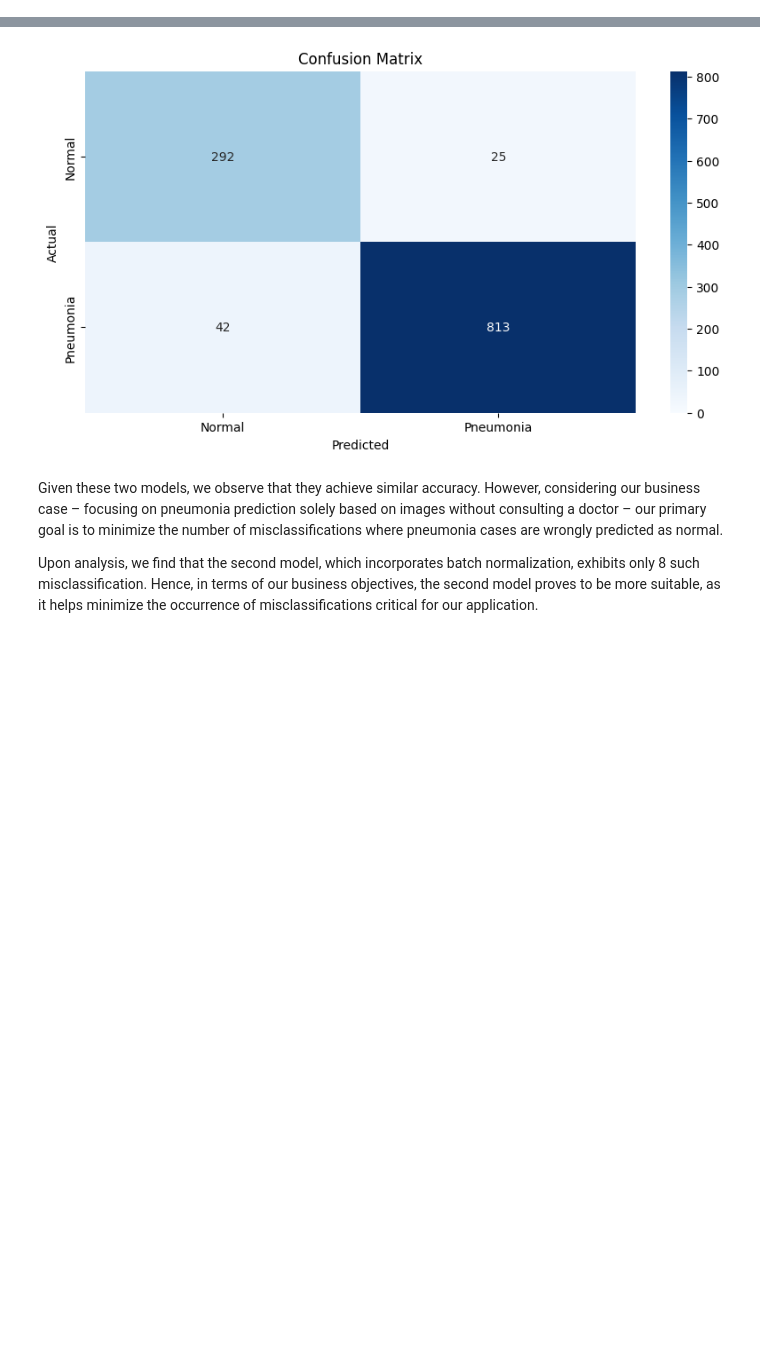
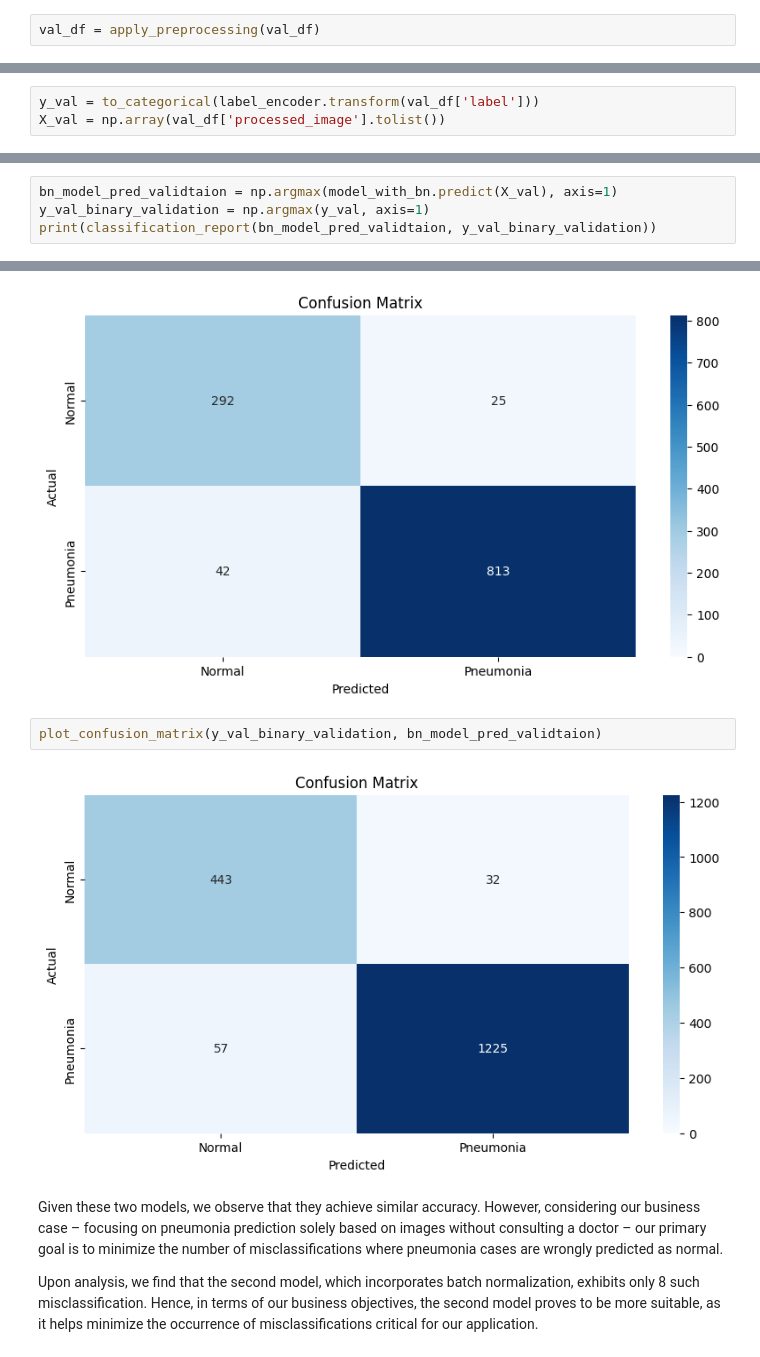
Before and after one commit to Iwaniukooo11/deep-learning_x-ray-images-pneumonia, a Jupyter notebook: model/deep_learning/main.ipynb, the cells around one changed output, grey strips where cells are left out. Drawn from its saved outputs; the diff is of its cells as text; blank space fills up the shorter version.

```diff
--- a/model/deep_learning/main.ipynb
+++ b/model/deep_learning/main.ipynb
@@ -426,6 +426,8 @@ def apply_preprocessing(df):
 # %%
 train_df = apply_preprocessing(train_df)
 test_df = apply_preprocessing(test_df)
+# %%
+val_df = apply_preprocessing(val_df)
 # %%
 normal_image = train_df[train_df['label'] == 'NORMAL']['processed_image'].iloc[0]
 pneumonia_image = train_df[train_df['label'] == 'PNEUMONIA']['processed_image'].iloc[0]
@@ -450,6 +452,9 @@ y_train = to_categorical(label_encoder.fit_transform(train_df['label']))
 y_test = to_categorical(label_encoder.transform(test_df['label']))
 X_train = np.array(train_df['processed_image'].tolist())
 X_test = np.array(test_df['processed_image'].tolist())
+# %%
+y_val = to_categorical(label_encoder.transform(val_df['label']))
+X_val = np.array(val_df['processed_image'].tolist())
 # %%
 train_df['label'][0], y_train[0]
 # %% [output]
@@ -711,3 +722,7 @@ print(classification_report(test_model_pred, y_test_binary))
     accuracy                           0.93      1172
    macro avg       0.92      0.90      0.91      1172
 weighted avg       0.93      0.93      0.93      1172
+# %%
+bn_model_pred_validtaion = np.argmax(model_with_bn.predict(X_val), axis=1)
+y_val_binary_validation = np.argmax(y_val, axis=1)
+print(classification_report(bn_model_pred_validtaion, y_val_binary_validation))
@@ -720,6 +750,10 @@ array([[292,  25],
 plot_confusion_matrix(y_test_binary, bn_model_pred)
 # %% [output]
 [figure]
+# %%
+plot_confusion_matrix(y_val_binary_validation, bn_model_pred_validtaion)
+# %% [output]
+[figure, added]
 # %% [markdown]
 Given these two models, we observe that they achieve similar accuracy. However, considering our business
 case – focusing on pneumonia prediction solely based on images without consulting a doctor – our primary goal is
```
Also changed, not shown: parts of 3 cells of this notebook.
